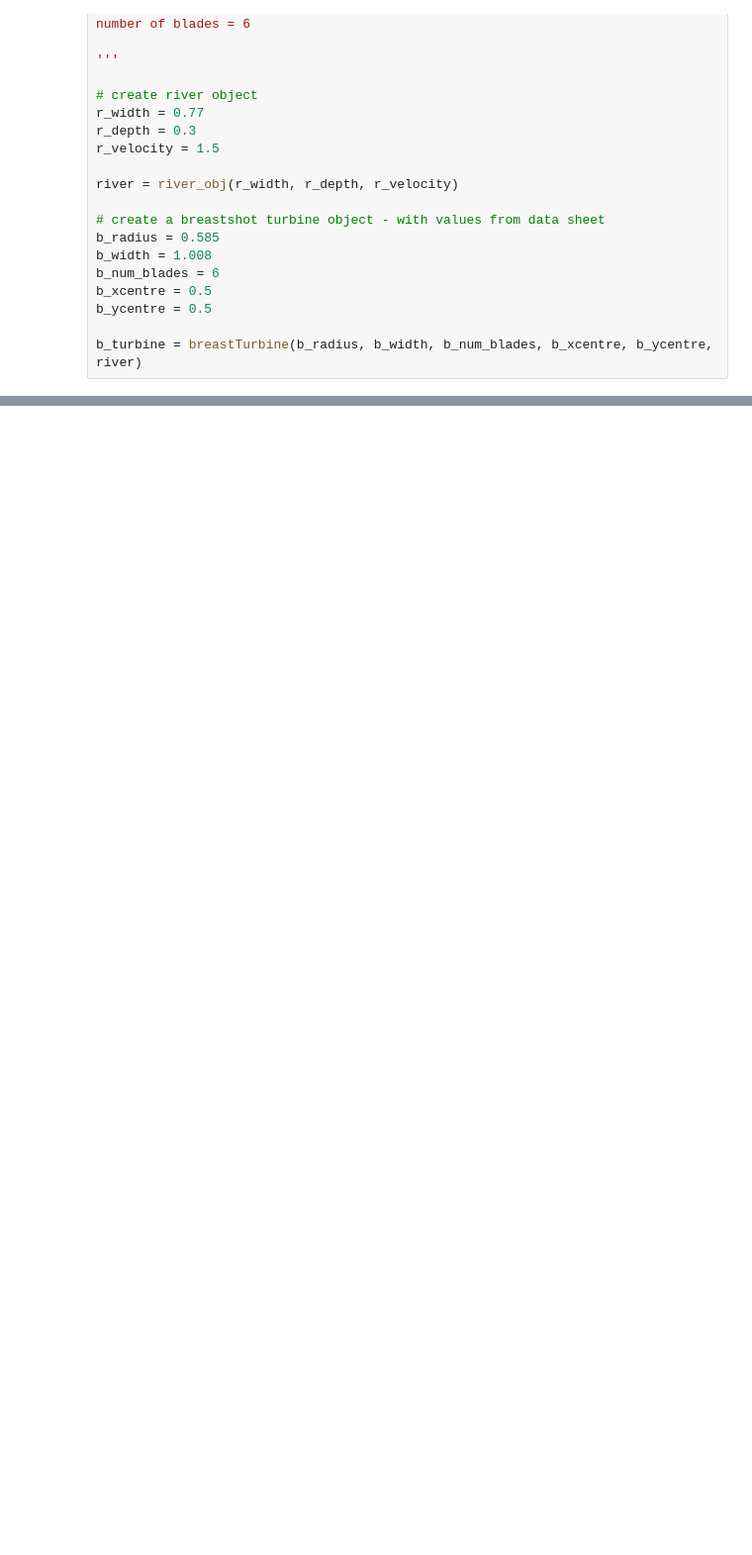
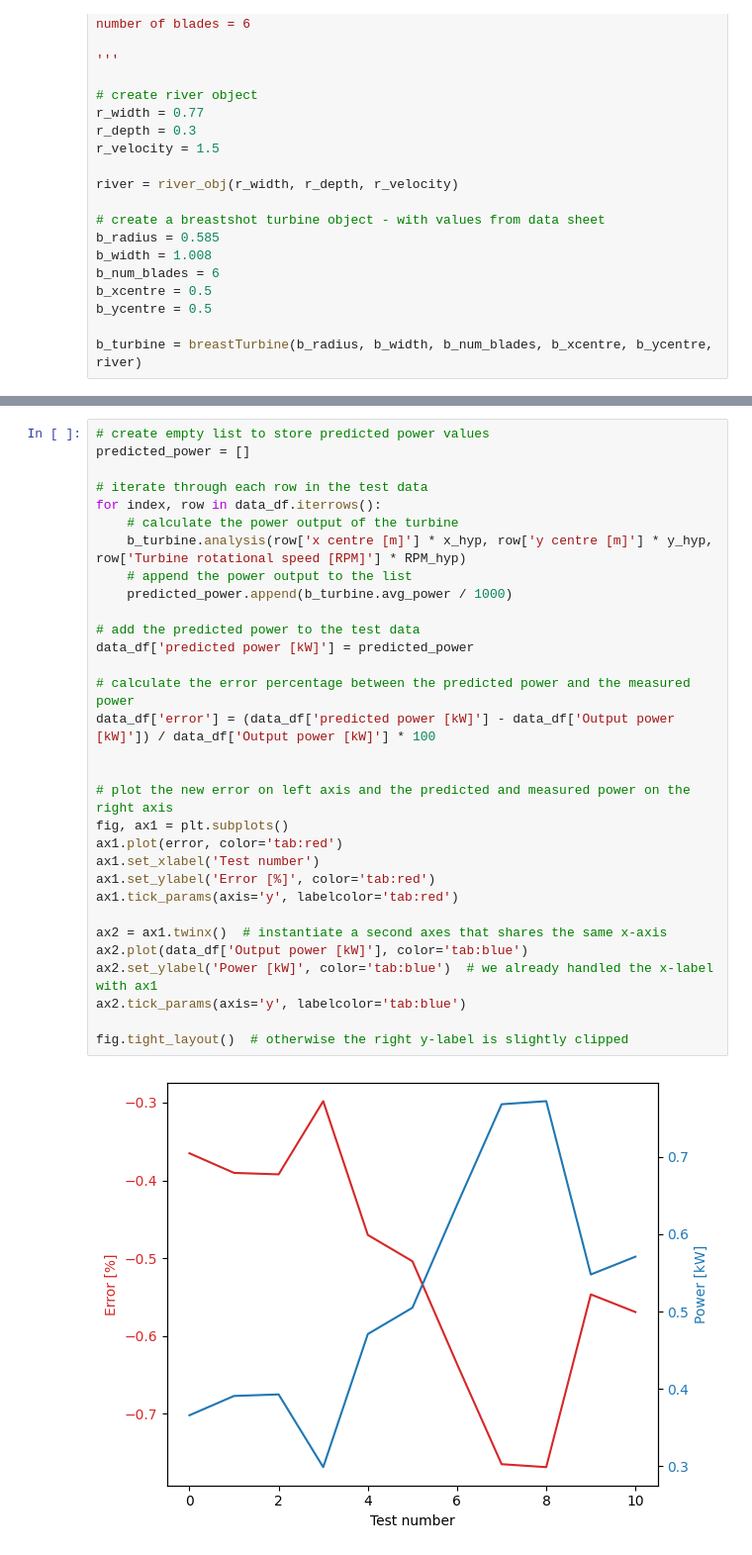
Before and after one commit to pilipb/DP4-code, a Jupyter notebook: validation.ipynb, the cells around one changed output, grey strips where cells are left out. Shown at 99% size. Saved outputs shown, nothing was run; the diff lists cells and outputs as text; blank space fills up the shorter version.

```diff
--- a/validation.ipynb
+++ b/validation.ipynb
@@ -105,0 +207,33 @@ What variables?
+# %%
+# create empty list to store predicted power values
+predicted_power = []
+
+# iterate through each row in the test data
+for index, row in data_df.iterrows():
+    # calculate the power output of the turbine
+    b_turbine.analysis(row['x centre [m]'] * x_hyp, row['y centre [m]'] * y_hyp, row['Turbine rotational speed [RPM]'] * RPM_hyp)
+    # append the power output to the list
+    predicted_power.append(b_turbine.avg_power / 1000)
+
+# add the predicted power to the test data
+data_df['predicted power [kW]'] = predicted_power
+
+# calculate the error percentage between the predicted power and the measured power
+data_df['error'] = (data_df['predicted power [kW]'] - data_df['Output power [kW]']) / data_df['Output power [kW]'] * 100
+
+
+# plot the new error on left axis and the predicted and measured power on the right axis
+fig, ax1 = plt.subplots()
+ax1.plot(error, color='tab:red')
+ax1.set_xlabel('Test number')
+ax1.set_ylabel('Error [%]', color='tab:red')
+ax1.tick_params(axis='y', labelcolor='tab:red')
+
+ax2 = ax1.twinx()  # instantiate a second axes that shares the same x-axis
+ax2.plot(data_df['Output power [kW]'], color='tab:blue')
+ax2.set_ylabel('Power [kW]', color='tab:blue')  # we already handled the x-label with ax1
+ax2.tick_params(axis='y', labelcolor='tab:blue')
+
+fig.tight_layout()  # otherwise the right y-label is slightly clipped
+# %% [output]
+[figure, added]
```
Also changed, not shown: parts of 4 cells of this notebook, 1 other file.
